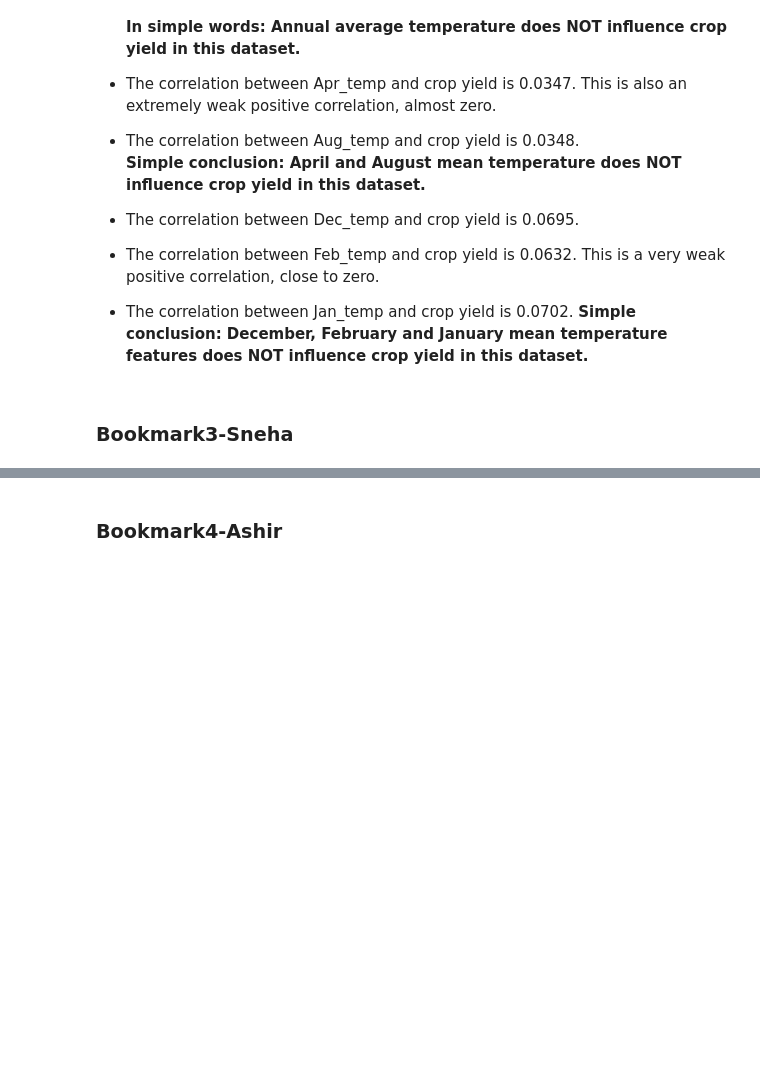
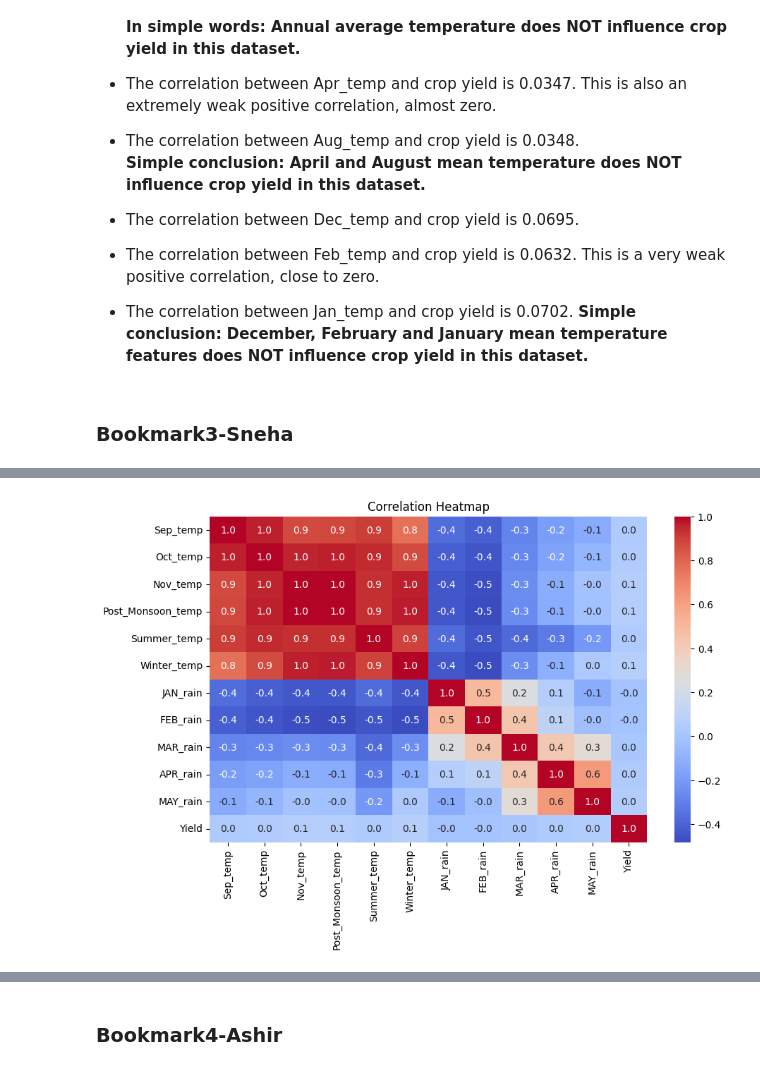
Before and after one commit to ManjuVijayakumar/ICTAK_DSA_FinalProject, a Jupyter notebook: Crop_Yield_prediction_regression_task_feature_analysis.ipynb, the cells around one changed output, grey strips where cells are left out. Saved outputs shown, nothing was run; the diff lists cells and outputs as text; code cells hidden in the pictures; blank space fills up the shorter version.

```diff
--- a/Crop_Yield_prediction_regression_task_feature_analysis.ipynb
+++ b/Crop_Yield_prediction_regression_task_feature_analysis.ipynb
@@ -623,0 +789,9 @@ Correlation Summary
+# %%
+feature_df.loc[:, 'Yield'] = yield_df['Yield']
+# feature_df.head()
+plt.figure(figsize=(10, 6))
+sns.heatmap(feature_df.corr(), annot= True, cmap= 'coolwarm', fmt= '.1f')
+plt.title('Correlation Heatmap')
+plt.show()
+# %% [output]
+[figure, added]
```
Also changed, not shown: parts of 17 cells of this notebook.
